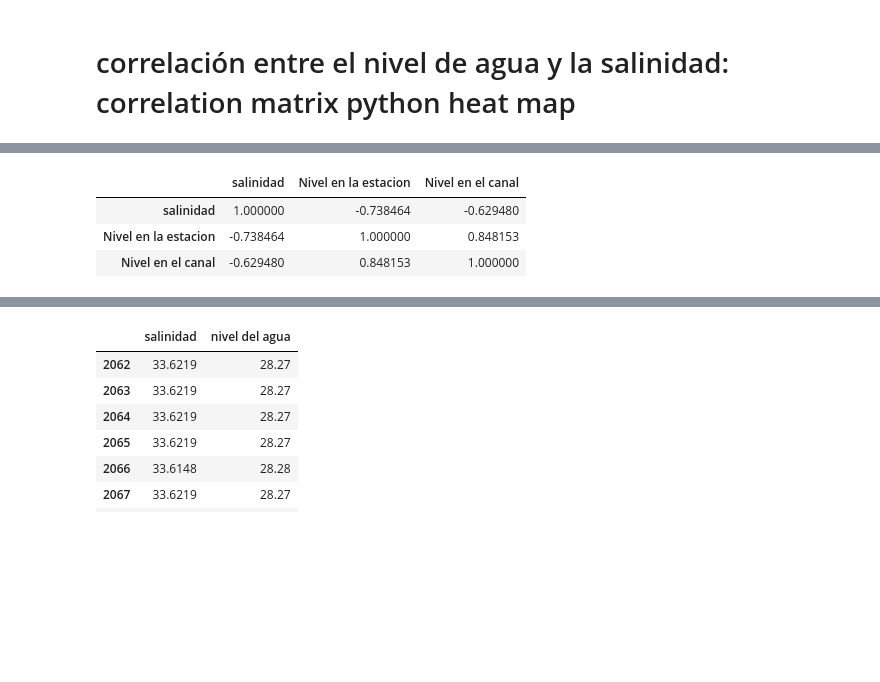
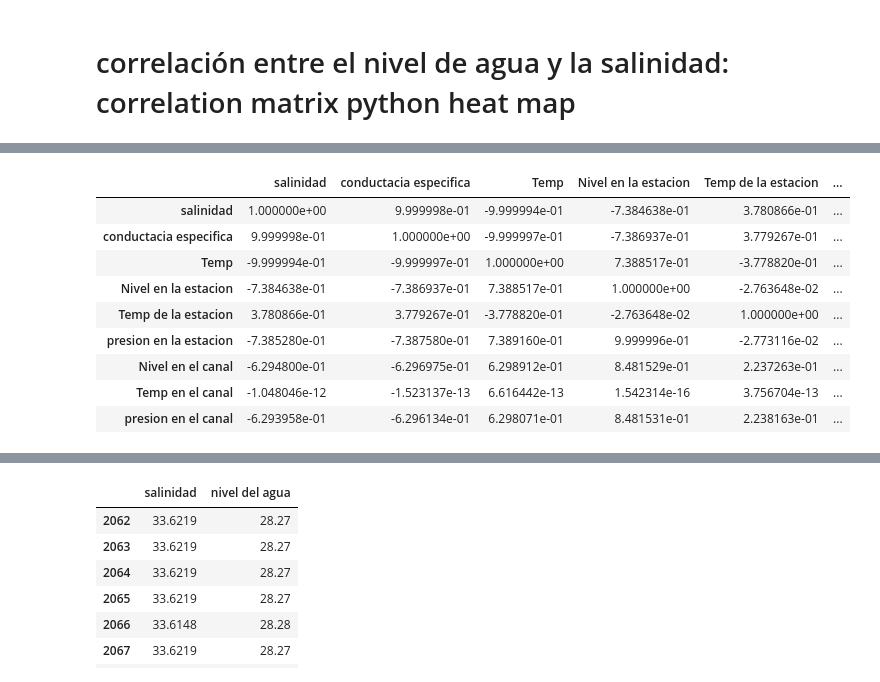
Before and after one commit to laloolea/computacional1, a Jupyter notebook: Actividad3/el Manglar El Sargento.ipynb, the cells around one changed output, grey strips where cells are left out. Drawn from its saved outputs; the diff is of its cells as text; code cells hidden in the pictures; blank space fills up the shorter version.

```diff
--- a/Actividad3/el Manglar El Sargento.ipynb
+++ b/Actividad3/el Manglar El Sargento.ipynb
@@ -59,7 +59,7 @@ old.head()
 | 3 | 4 | 08/16/2018 13:15:00 | 104.239 | 28.655 | -0.352 |
 | 4 | 5 | 08/16/2018 13:30:00 | 104.255 | 28.655 | -0.350 |
 # %%
-salinidad.columns = ['#','Fecha','Low Ring','High Ring',
+salinidad.columns = ['#','Fecha','Conductividad baja','Conductividad baja',
                      'Temp','conductancia especifica, s/cm,',
                      'sal, ppt',]
 salinidad.head()
@@ -335,8 +335,15 @@ print(diacanal['Nivel'])
 2159    1.058
 Name: Nivel, Length: 94, dtype: float64
 # %%
- A = {'salinidad':diasal['sal, ppt'] , 'Nivel en la estacion':diaold['Nivel'],
-       'Nivel en el canal':diacanal['Nivel'] }
-Af = pd.DataFrame(data=A)
-Af
+ dia= {'salinidad':diasal['sal, ppt'] ,
+      'conductacia especifica':diasal['conductancia especifica, s/cm,'],
+      'Temp': diasal['Temp'],
+      'Nivel en la estacion':diaold['Nivel'],
+       'Temp de la estacion': diaold['Temp'],
+      'presion en la estacion':diaold['Presion'],
+      'Nivel en el canal':diacanal['Nivel'],
+       'Temp en el canal': diacanal['Temp'],
+      'presion en el canal':diacanal['Presion']}
+Dia = pd.DataFrame(data=dia)
+Dia
 # %% [output]
@@ -361,10 +368,16 @@ Af
 # %%
-Af.corr()
+Dia.corr()
 # %% [output]
-|  | salinidad | Nivel en la estacion | Nivel en el canal |
-| salinidad | 1.000000 | -0.738464 | -0.629480 |
-| Nivel en la estacion | -0.738464 | 1.000000 | 0.848153 |
-| Nivel en el canal | -0.629480 | 0.848153 | 1.000000 |
+|  | salinidad | conductacia especifica | Temp | Nivel en la estacion | Temp de la estacion | ... |
+| salinidad | 1.000000e+00 | 9.999998e-01 | -9.999994e-01 | -7.384638e-01 | 3.780866e-01 | ... |
+| conductacia especifica | 9.999998e-01 | 1.000000e+00 | -9.999997e-01 | -7.386937e-01 | 3.779267e-01 | ... |
+| Temp | -9.999994e-01 | -9.999997e-01 | 1.000000e+00 | 7.388517e-01 | -3.778820e-01 | ... |
+| Nivel en la estacion | -7.384638e-01 | -7.386937e-01 | 7.388517e-01 | 1.000000e+00 | -2.763648e-02 | ... |
+| Temp de la estacion | 3.780866e-01 | 3.779267e-01 | -3.778820e-01 | -2.763648e-02 | 1.000000e+00 | ... |
+| presion en la estacion | -7.385280e-01 | -7.387580e-01 | 7.389160e-01 | 9.999996e-01 | -2.773116e-02 | ... |
+| Nivel en el canal | -6.294800e-01 | -6.296975e-01 | 6.298912e-01 | 8.481529e-01 | 2.237263e-01 | ... |
+| Temp en el canal | -1.048046e-12 | -1.523137e-13 | 6.616442e-13 | 1.542314e-16 | 3.756704e-13 | ... |
+| presion en el canal | -6.293958e-01 | -6.296134e-01 | 6.298071e-01 | 8.481531e-01 | 2.238163e-01 | ... |
 # %%
 import matplotlib.pyplot as plt
 
```
Also changed, not shown: parts of 6 cells of this notebook.
